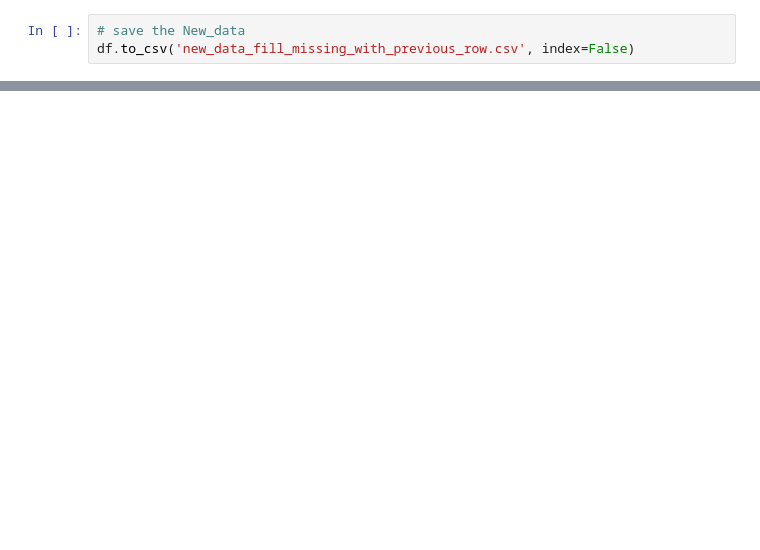
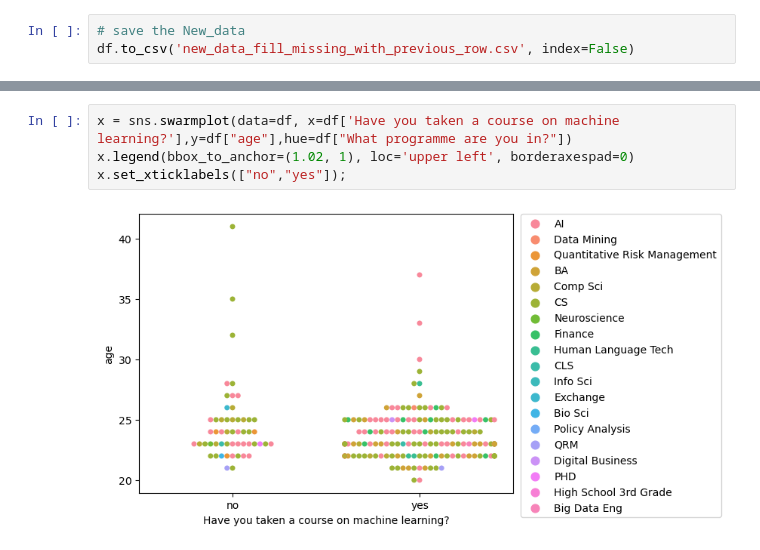
Before and after one commit to Mohammed-majeed/DMT_VU, a Jupyter notebook: DMT_Assignment_1.ipynb, the cells around one changed output, grey strips where cells are left out. Drawn from its saved outputs; the diff is of its cells as text; blank space fills up the shorter version.

```diff
--- a/DMT_Assignment_1.ipynb
+++ b/DMT_Assignment_1.ipynb
@@ -426,0 +449,6 @@ df.to_csv('new_data_fill_missing_with_previous_row.csv', index=False)
+# %%
+x = sns.swarmplot(data=df, x=df['Have you taken a course on machine learning?'],y=df["age"],hue=df["What programme are you in?"])
+x.legend(bbox_to_anchor=(1.02, 1), loc='upper left', borderaxespad=0)
+x.set_xticklabels(["no","yes"]);
+# %% [output]
+[figure, added]
```
Also changed, not shown: parts of 27 cells of this notebook.
